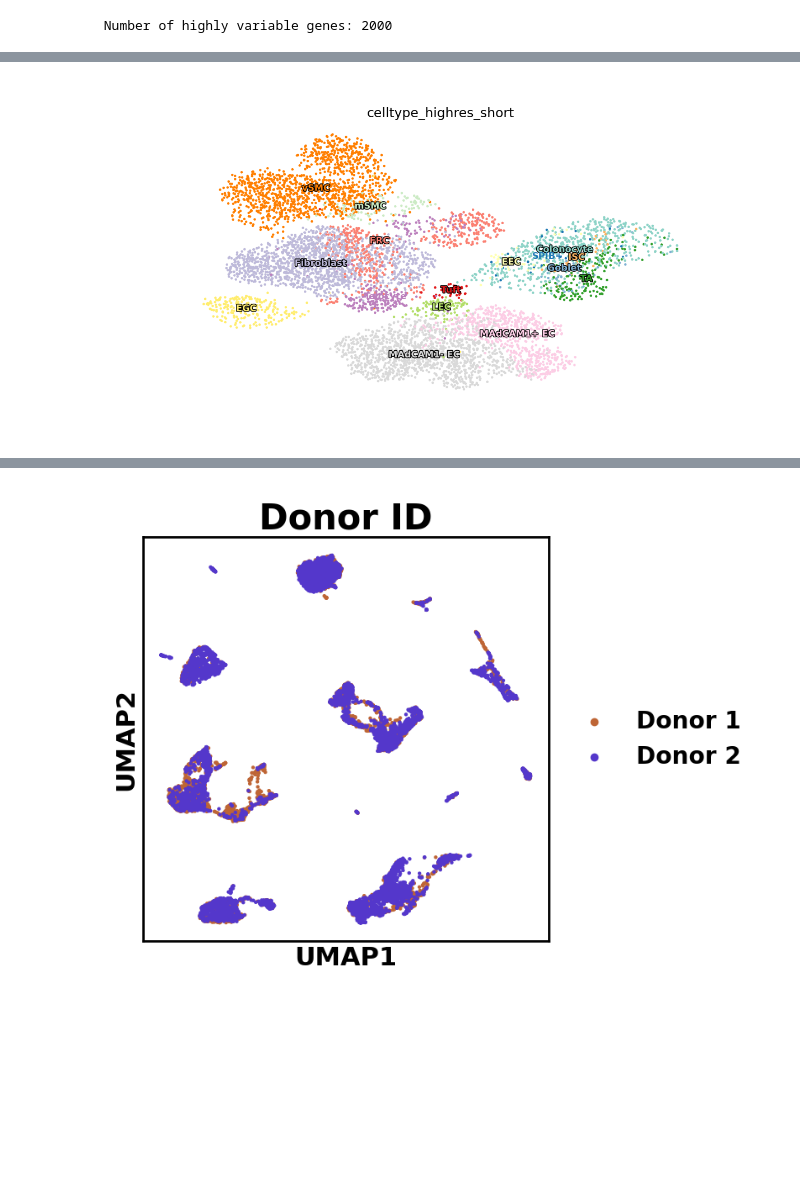
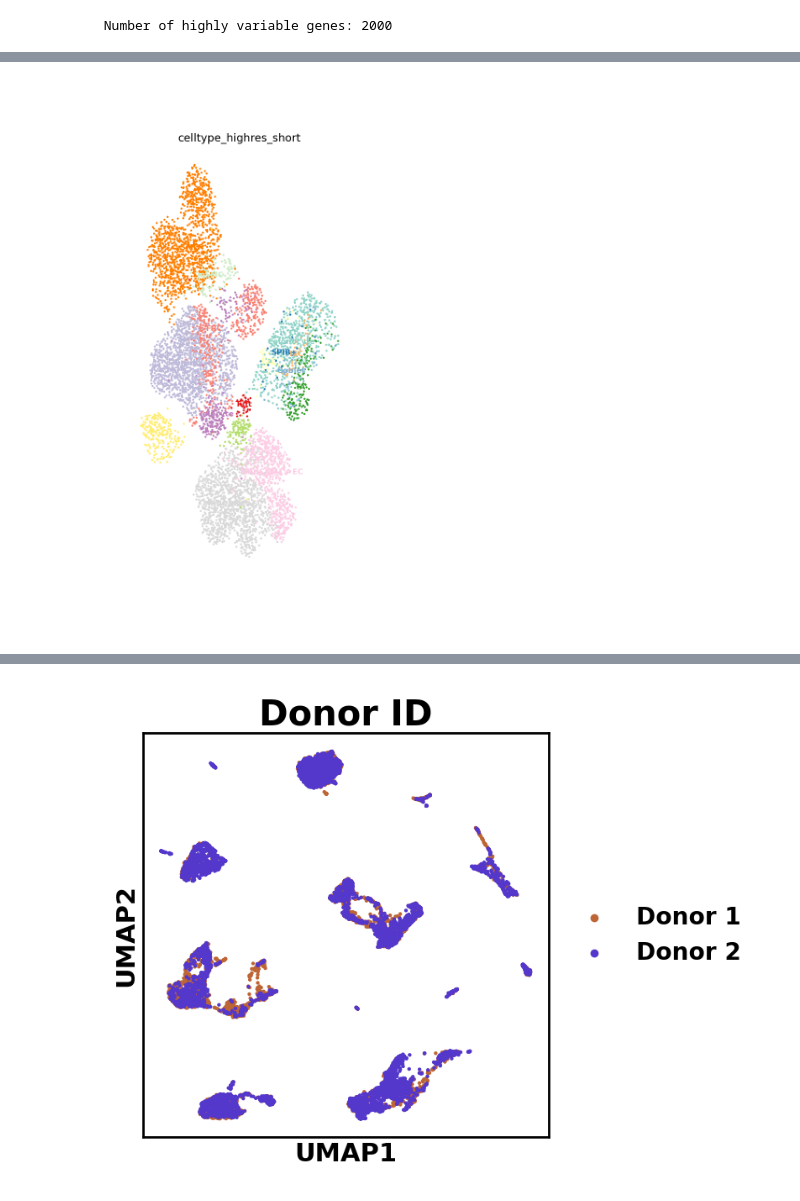
Before and after one commit to Ran-x2/gut-liver-whole-tissue, a Jupyter notebook: gut_visualization.ipynb, the cells around one changed output, grey strips where cells are left out. Drawn from its saved outputs; the diff is of its cells as text; code cells hidden in the pictures; blank space fills up the shorter version.

Commit message:
Update UMAP visualization

```diff
--- a/gut_visualization.ipynb
+++ b/gut_visualization.ipynb
@@ -315,11 +301,8 @@ celltype_shortnames = {
 adata_nonimmune.obs['celltype_highres_short'] = adata_nonimmune.obs['celltype_highres']
 adata_nonimmune.obs['celltype_highres_short'] = adata_nonimmune.obs['celltype_highres_short'].replace(celltype_shortnames)
 # %%
-%matplotlib notebook
-import ipympl
-import matplotlib.collections as mcoll
-from adjustText import adjust_text
-import matplotlib.patheffects as PathEffects
+%matplotlib widget
+plt.rcParams['figure.figsize'] = [6,12]
 
 fig = sc.pl.umap(
     adata_nonimmune,
@@ -341,10 +324,10 @@ for ax in axes:
         label = txt.get_text()                       # e.g. 'CD16- mono'
         facecolor = gut_nonimmune_palette[i]        # grab the correct HEX
         txt.set_color(facecolor)                     # set the text fill
-        if label not in ['SPIB+','Telocyte']:
-            txt.set_path_effects([                       # add a black outline
-                PathEffects.withStroke(linewidth=2, foreground='black')
-            ])
+        # if label in ['EEC']:
+        #     txt.set_path_effects([                       # add a black outline
+        #         PathEffects.withStroke(linewidth=2, foreground='black')
+        #     ])
     draggables = [DraggableText(txt) for txt in texts]
     #     adjust_text(
 #         texts,
@@ -363,4 +345,4 @@ Warning: Cannot change to a different GUI toolkit: notebook. Using widget instea
-[figure, old version]
+[figure, new version]
 # %%
 # plt.rcParams['axes.linewidth'] = 2
 # plt.rcParams['figure.figsize'] = [12,6.5]
```
Also changed, not shown: parts of 3 cells of this notebook.
